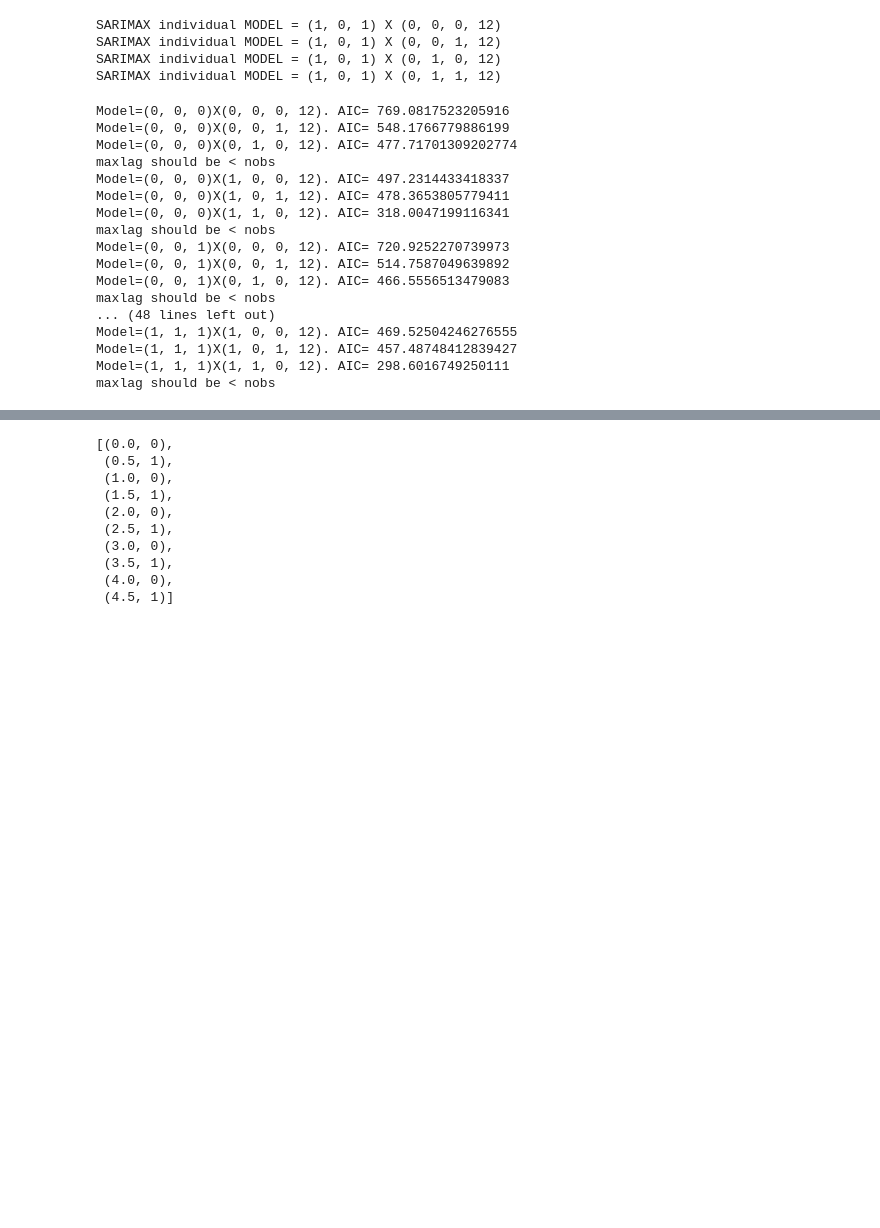
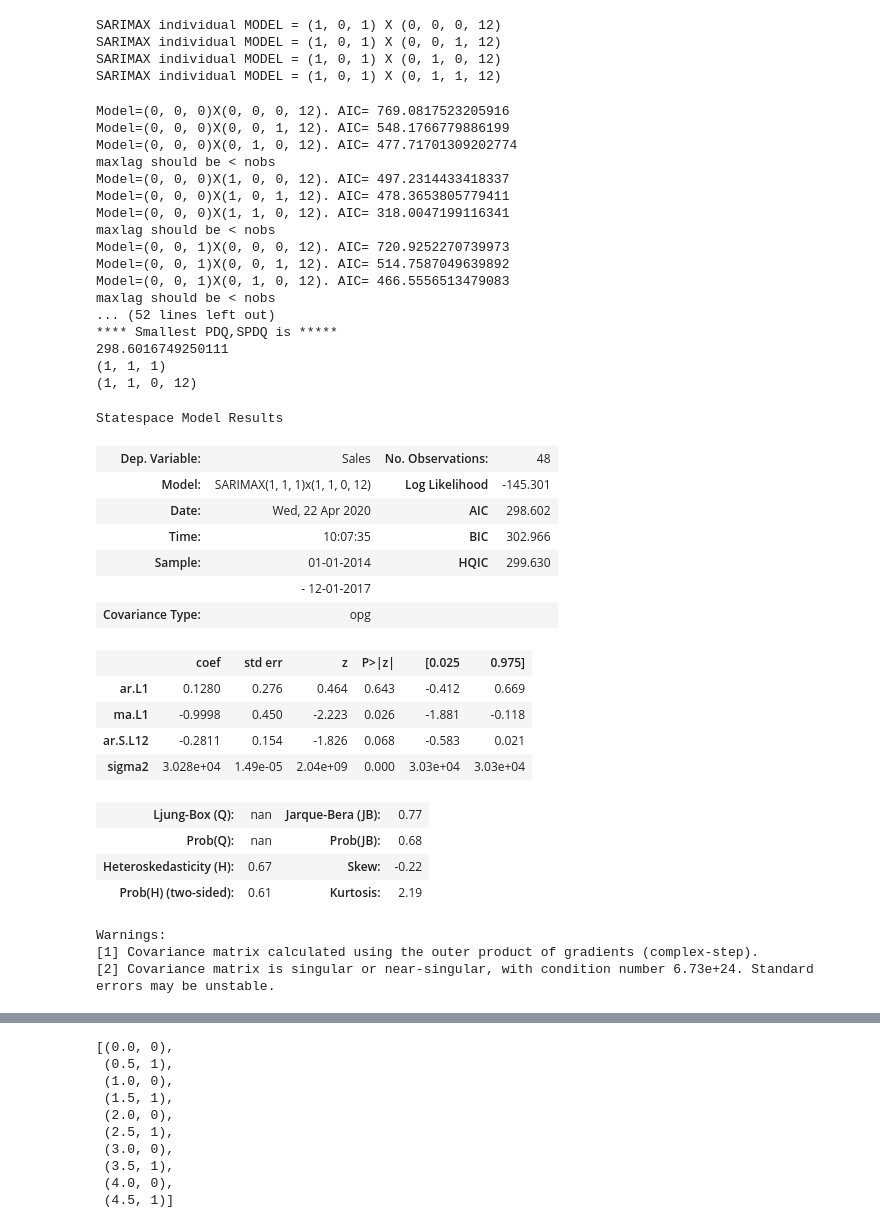
Before and after one commit to a-forty-two/cylons, a Jupyter notebook: 03_TimeSeriesAnalysis.ipynb, the cells around one changed output, grey strips where cells are left out. Drawn from its saved outputs; the diff is of its cells as text; code cells hidden in the pictures; blank space fills up the shorter version.

```diff
--- a/03_TimeSeriesAnalysis.ipynb
+++ b/03_TimeSeriesAnalysis.ipynb
@@ -323,16 +323,27 @@ SARIMAX individual MODEL = (1, 0, 1) X (0, 1, 1, 12)
 # we will end up with a LOT of IMPOSSIBLE/Imaginary/Complex/Divby0/Errors models
 # LOT of these models may not even make sense, and will throw exceptions!
 # EXCEPTION handling is MUST
-
+min_pdq = (999,999,999)
+min_spdq = (999,999,999,12)
+min_AIC = 999
 for param in pdq:
   for sparam in seasonal_pdq:
     try:
       model = sm.tsa.statespace.SARIMAX(y, order=param, seasonal_order=sparam, enforce_stationarity=False)
       predictions = model.fit()
       print('Model={}X{}. AIC= {}'.format(param, sparam, predictions.aic))
+      if(predictions.aic < min_AIC):
+        min_pdq = param
+        min_spdq = sparam
+        min_AIC = predictions.aic
     except Exception as e:
       print(e)
       continue
+
+print('**** Smallest PDQ,SPDQ is *****')
+print(min_AIC)
+print(min_pdq)
+print(min_spdq)
 
 # Somebody said, that because sky is blue, you remain ANGRY
 # the only way to prove or disprove this
@@ -353,8 +364,38 @@ Model=(0, 0, 1)X(0, 0, 0, 12). AIC= 720.9252270739973
 Model=(0, 0, 1)X(0, 0, 1, 12). AIC= 514.7587049639892
 Model=(0, 0, 1)X(0, 1, 0, 12). AIC= 466.5556513479083
 maxlag should be < nobs
-... (48 lines left out)
-Model=(1, 1, 1)X(1, 0, 0, 12). AIC= 469.52504246276555
-Model=(1, 1, 1)X(1, 0, 1, 12). AIC= 457.48748412839427
-Model=(1, 1, 1)X(1, 1, 0, 12). AIC= 298.6016749250111
-maxlag should be < nobs
+... (52 lines left out)
+**** Smallest PDQ,SPDQ is *****
+298.6016749250111
+(1, 1, 1)
+(1, 1, 0, 12)
+# %%
+model = sm.tsa.statespace.SARIMAX(y, order=min_pdq, seasonal_order= min_spdq, enforce_stationarity=False)
+# (0, 1, 0)X(1, 0, 1, 12)
+model2 = sm.tsa.statespace.SARIMAX(y, order=(0, 1, 0), seasonal_order= (1, 0, 1, 12), enforce_stationarity=False)
+results = model.fit()
+results2 = model2.fit()
+# we've taken 2 models so that we can compare their predictions
+results.summary() #.tables[1]  # AIC => needs to be lowest
+# results.summary()
+# %% [output]
+Statespace Model Results
+| Dep. Variable: | Sales | No. Observations: | 48 |
+| Model: | SARIMAX(1, 1, 1)x(1, 1, 0, 12) | Log Likelihood | -145.301 |
+| Date: | Wed, 22 Apr 2020 | AIC | 298.602 |
+| Time: | 10:07:35 | BIC | 302.966 |
+| Sample: | 01-01-2014 | HQIC | 299.630 |
+|  | - 12-01-2017 |  |  |
+| Covariance Type: | opg |  |  |
+|  | coef | std err | z | P>|z| | [0.025 | 0.975] |
+| ar.L1 | 0.1280 | 0.276 | 0.464 | 0.643 | -0.412 | 0.669 |
+| ma.L1 | -0.9998 | 0.450 | -2.223 | 0.026 | -1.881 | -0.118 |
+| ar.S.L12 | -0.2811 | 0.154 | -1.826 | 0.068 | -0.583 | 0.021 |
+| sigma2 | 3.028e+04 | 1.49e-05 | 2.04e+09 | 0.000 | 3.03e+04 | 3.03e+04 |
+| Ljung-Box (Q): | nan | Jarque-Bera (JB): | 0.77 |
+| Prob(Q): | nan | Prob(JB): | 0.68 |
+| Heteroskedasticity (H): | 0.67 | Skew: | -0.22 |
+| Prob(H) (two-sided): | 0.61 | Kurtosis: | 2.19 |
+Warnings:
+[1] Covariance matrix calculated using the outer product of gradients (complex-step).
+[2] Covariance matrix is singular or near-singular, with condition number 6.73e+24. Standard errors may be unstable.
```
Also changed, not shown: parts of 3 cells of this notebook.
